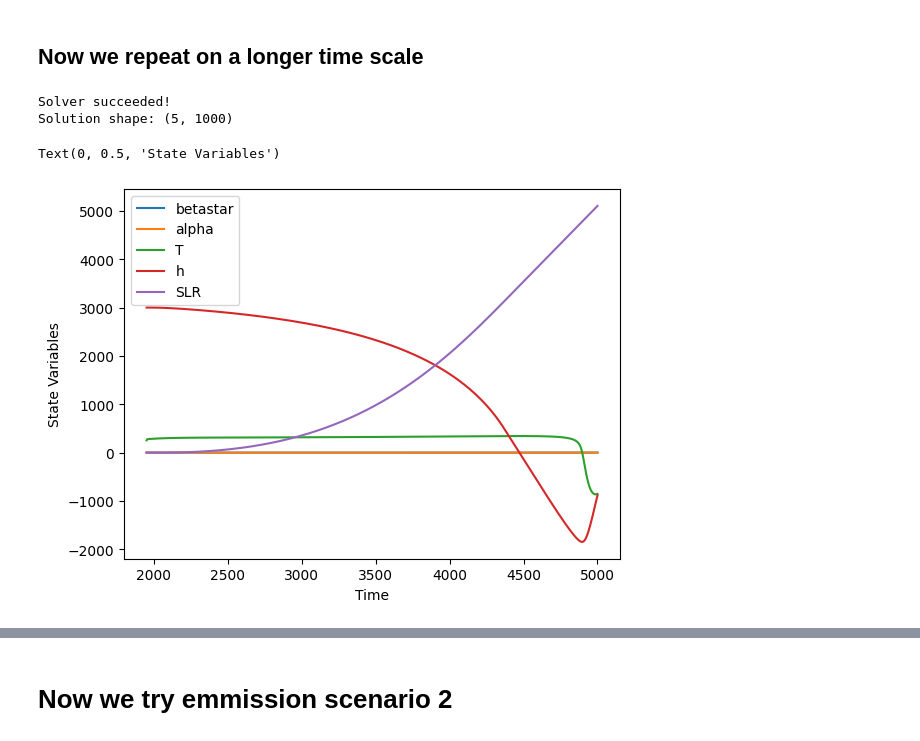
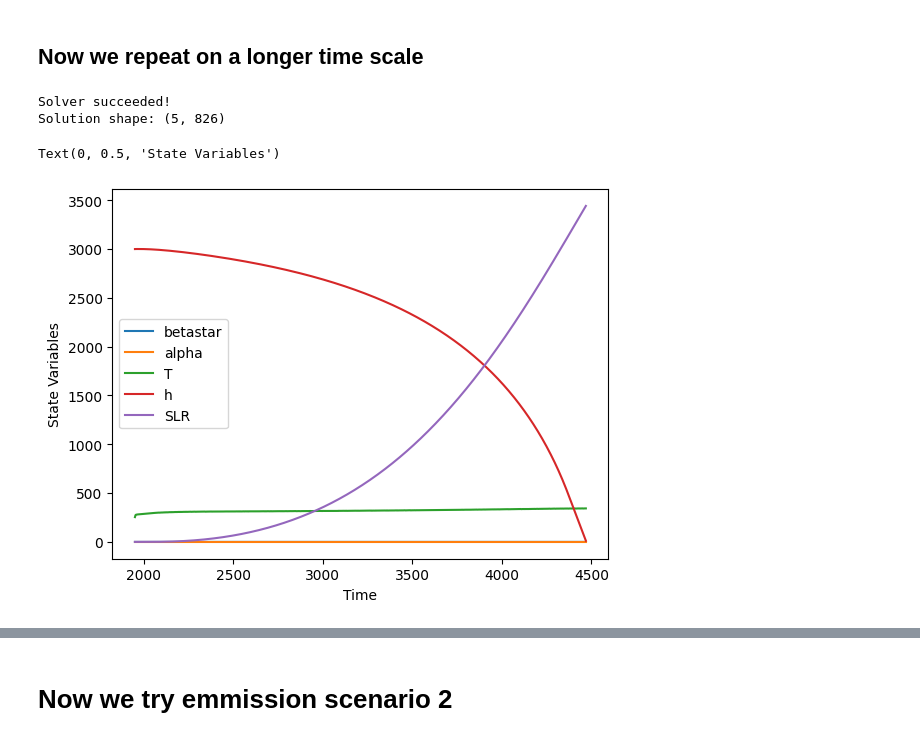
Before and after one commit to Sez26/MMSD, a Jupyter notebook: Question2/TipPoint_06.ipynb, the cells around one changed output, grey strips where cells are left out. Saved outputs shown, nothing was run; the diff lists cells and outputs as text; code cells hidden in the pictures.

Commit message:
first figure yay!

```diff
--- a/Question2/TipPoint_06.ipynb
+++ b/Question2/TipPoint_06.ipynb
@@ -96,7 +96,20 @@ t_eval = np.linspace(1950, 2100, 1000)
 
 # Run the solver
 # sol = solve_ivp(GrIS_melt, t_span, state_var_0, args=(params,), method="RK45", t_eval=t_eval)
-sol_2100_lin = solve_ivp(GrIS_melt_lin, t_span, state_var_0, args=(params,), method="RK45", t_eval=t_eval, max_step=0.5)
+# sol_2100_lin = solve_ivp(GrIS_melt_lin, t_span, state_var_0, args=(params,), method="RK45", t_eval=t_eval, max_step=0.5)
+
+
+def stop_if_h_zero(t, state_var, params):
+    h = state_var[3]  # h is the fourth variable
+    return h  # Solver stops when h = 0
+
+stop_if_h_zero.terminal = True  # Tell solver to stop at h = 0
+stop_if_h_zero.direction = -1   # Detect when h is *decreasing* toward zero
+
+sol_2100_lin = solve_ivp(
+    GrIS_melt_lin, t_span, state_var_0, args=(params,),
+    method="RK45", t_eval=t_eval, events=stop_if_h_zero
+)
 
 
 # Check if solver was successful
@@ -183,33 +196,44 @@ plt.show()
 t_span = (1950, 5000)  # Time range
 t_eval = np.linspace(1950, 5000, 1000)
 
 # Run the solver
 # sol = solve_ivp(GrIS_melt, t_span, state_var_0, args=(params,), method="RK45", t_eval=t_eval)
-sol_5000_lin = solve_ivp(GrIS_melt_lin, t_span, state_var_0, args=(params,), method="RK45", t_eval=t_eval, max_step=0.5)
+# sol_5000_lin = solve_ivp(GrIS_melt_lin, t_span, state_var_0, args=(params,), method="RK45", t_eval=t_eval, max_step=0.5)
 
+def stop_if_h_zero(t, state_var, params):
+    h = state_var[3]  # h is the fourth variable
+    return h  # Solver stops when h = 0
+
+stop_if_h_zero.terminal = True  # Tell solver to stop at h = 0
+stop_if_h_zero.direction = -1   # Detect when h is *decreasing* toward zero
+
+sol_5000_lin = solve_ivp(
+    GrIS_melt_lin, t_span, state_var_0, args=(params,),
+    method="RK45", t_eval=t_eval, events=stop_if_h_zero
+)
 
 # Check if solver was successful
 if not sol_5000_lin.success:
     print("Solver did not converge. Check for numerical issues.")
     print(f"Message: {sol_5000_lin.message}")
 else:
     print("Solver succeeded!")
 
 # Check the shape of the solution
 print(f"Solution shape: {sol_5000_lin.y.shape}")
 
 
 # Plot the results
 plt.plot(sol_5000_lin.t, sol_5000_lin.y[0], label="betastar")
 plt.plot(sol_5000_lin.t, sol_5000_lin.y[1], label="alpha")
 plt.plot(sol_5000_lin.t, sol_5000_lin.y[2], label="T")
 plt.plot(sol_5000_lin.t, sol_5000_lin.y[3], label="h")
 plt.plot(sol_5000_lin.t, sol_5000_lin.y[4], label="SLR")
 plt.legend()
 plt.xlabel("Time")
 plt.ylabel("State Variables")
 # %% [output]
 Solver succeeded!
-Solution shape: (5, 1000)
+Solution shape: (5, 826)
 Text(0, 0.5, 'State Variables')
-[figure, old version]
+[figure, new version]
```
Also changed, not shown: parts of 2 cells of this notebook, 1 other file.
